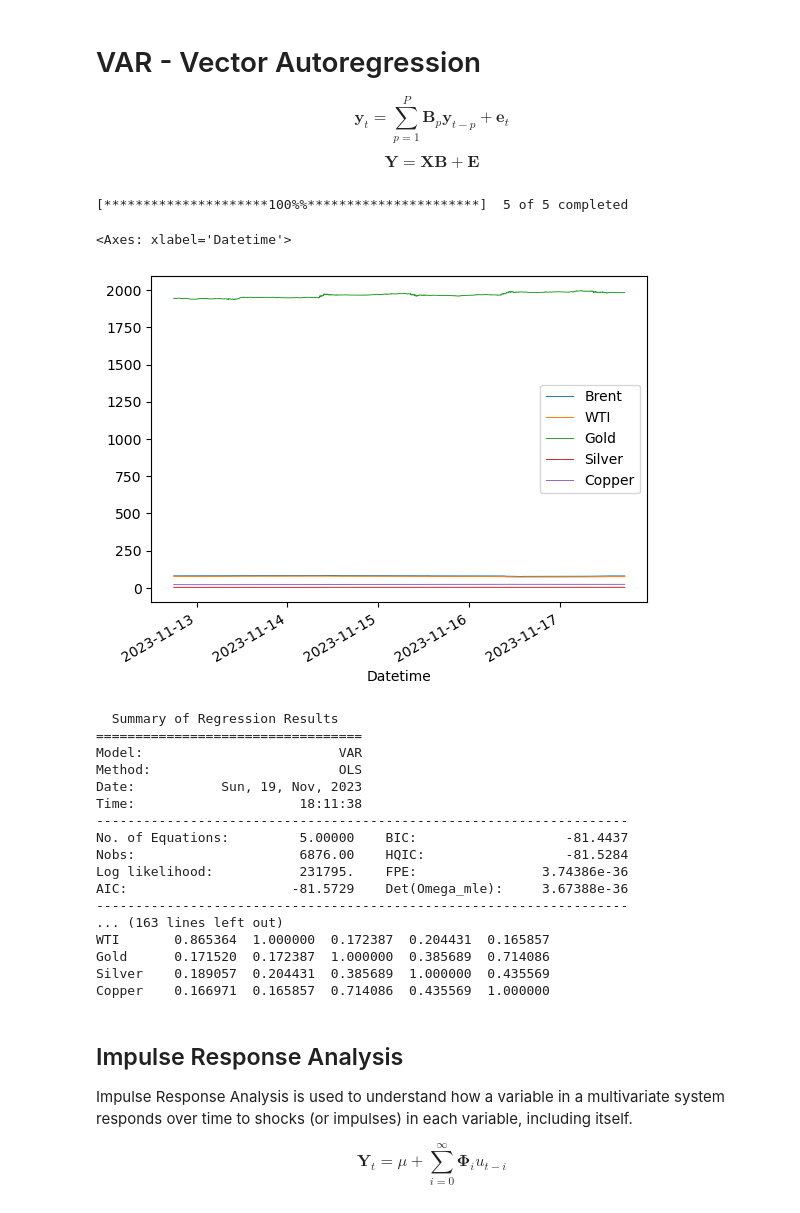
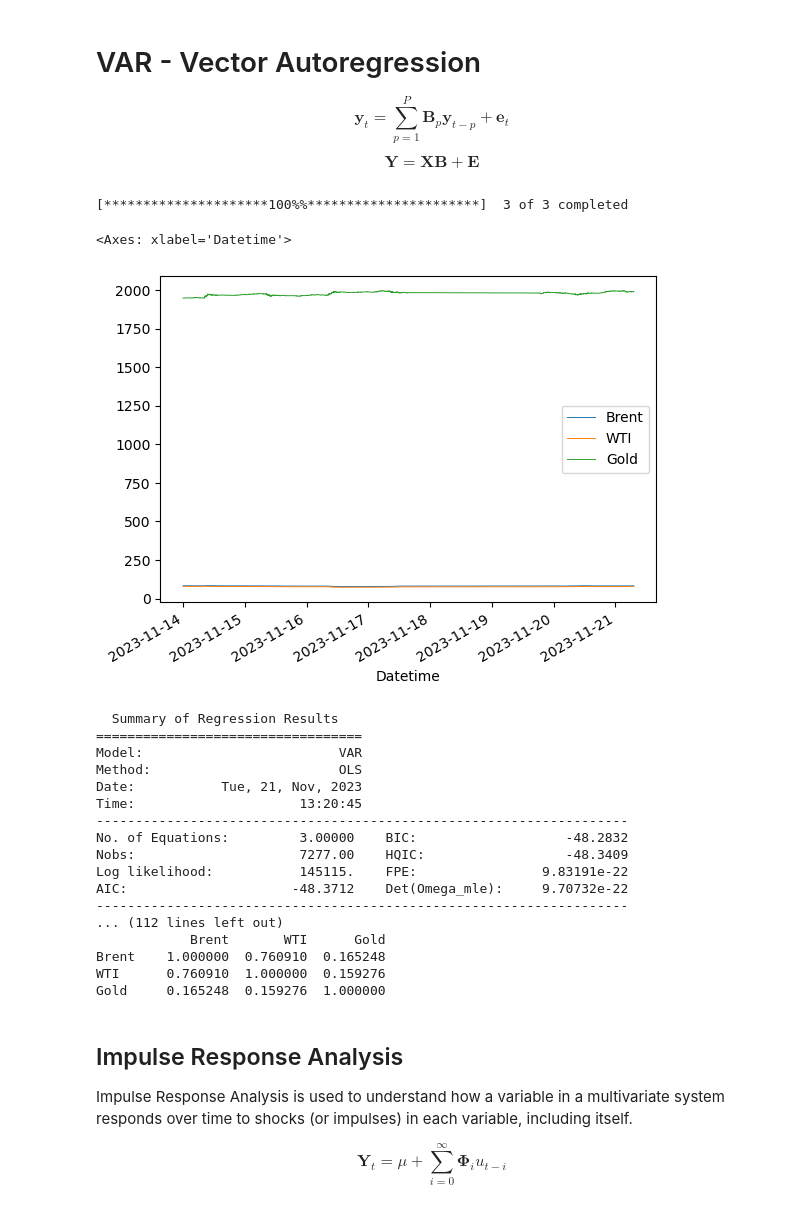
Before and after one commit to jonedamas/master_thesis, a Jupyter notebook: Methods/VAR.ipynb, the cells around one changed output. Cells and saved outputs as stored; diff of their text form; code cells hidden in the pictures.

```diff
--- a/Methods/VAR.ipynb
+++ b/Methods/VAR.ipynb
@@ -22,27 +22,27 @@ $$
 # %%
 # get some comodity data
 
-tickers = ['BZ=F', 'CL=F', 'GC=F', 'SI=F', 'HG=F']
+tickers = ['BZ=F', 'CL=F', 'GC=F']
 
 # Download data
 df = yf.download(tickers, period='7d', interval='1m')['Adj Close']
 
 # rename columns
-df.columns = ['Brent', 'WTI', 'Gold', 'Silver', 'Copper']
+df.columns = ['Brent', 'WTI', 'Gold']
 
 # forward fill nan values
 df = df.ffill()
 
 # Create log returns
 rt = np.log(df).diff().dropna()
 
 df.plot(linewidth=0.7)
 # %% [output]
-[*********************100%%**********************]  5 of 5 completed
+[*********************100%%**********************]  3 of 3 completed
 <Axes: xlabel='Datetime'>
-[figure, old version]
+[figure, new version]
 # %%
-order = 5
+order = 10
 
 # Fit VAR model
 model = VAR(rt)
@@ -53,19 +53,19 @@ display(results.summary())
 ==================================
 Model:                         VAR
 Method:                        OLS
-Date:           Sun, 19, Nov, 2023
-Time:                     18:11:38
+Date:           Tue, 21, Nov, 2023
+Time:                     13:20:45
 --------------------------------------------------------------------
-No. of Equations:         5.00000    BIC:                   -81.4437
-Nobs:                     6876.00    HQIC:                  -81.5284
-Log likelihood:           231795.    FPE:                3.74386e-36
-AIC:                     -81.5729    Det(Omega_mle):     3.67388e-36
+No. of Equations:         3.00000    BIC:                   -48.2832
+Nobs:                     7277.00    HQIC:                  -48.3409
+Log likelihood:           145115.    FPE:                9.83191e-22
+AIC:                     -48.3712    Det(Omega_mle):     9.70732e-22
 --------------------------------------------------------------------
-... (163 lines left out)
-WTI       0.865364  1.000000  0.172387  0.204431  0.165857
-Gold      0.171520  0.172387  1.000000  0.385689  0.714086
-Silver    0.189057  0.204431  0.385689  1.000000  0.435569
-Copper    0.166971  0.165857  0.714086  0.435569  1.000000
+... (112 lines left out)
+            Brent       WTI      Gold
+Brent    1.000000  0.760910  0.165248
+WTI      0.760910  1.000000  0.159276
+Gold     0.165248  0.159276  1.000000
 # %% [markdown]
 ## Impulse Response Analysis
 
```
Also changed, not shown: parts of 2 cells of this notebook, 2 other files.
